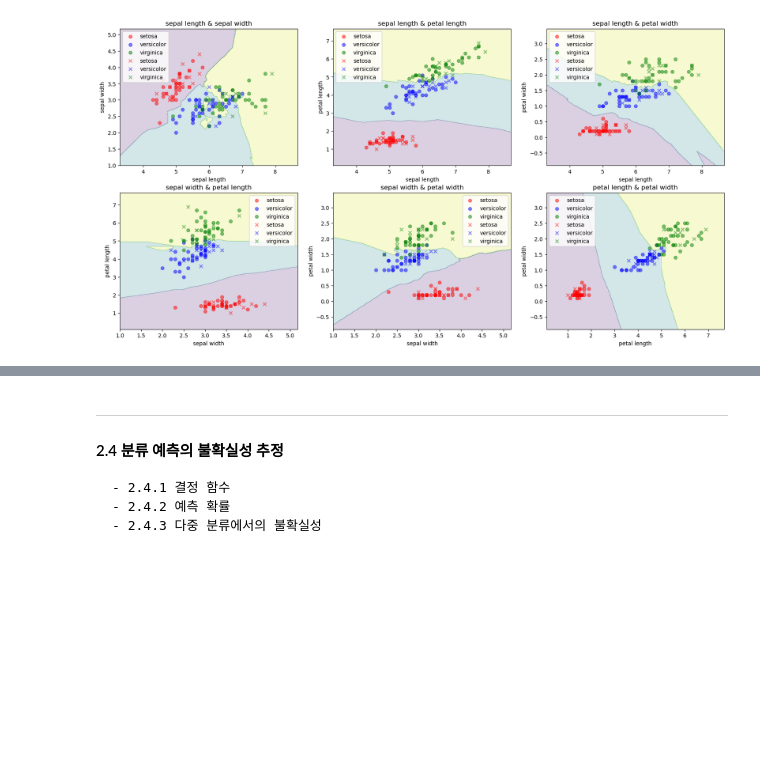
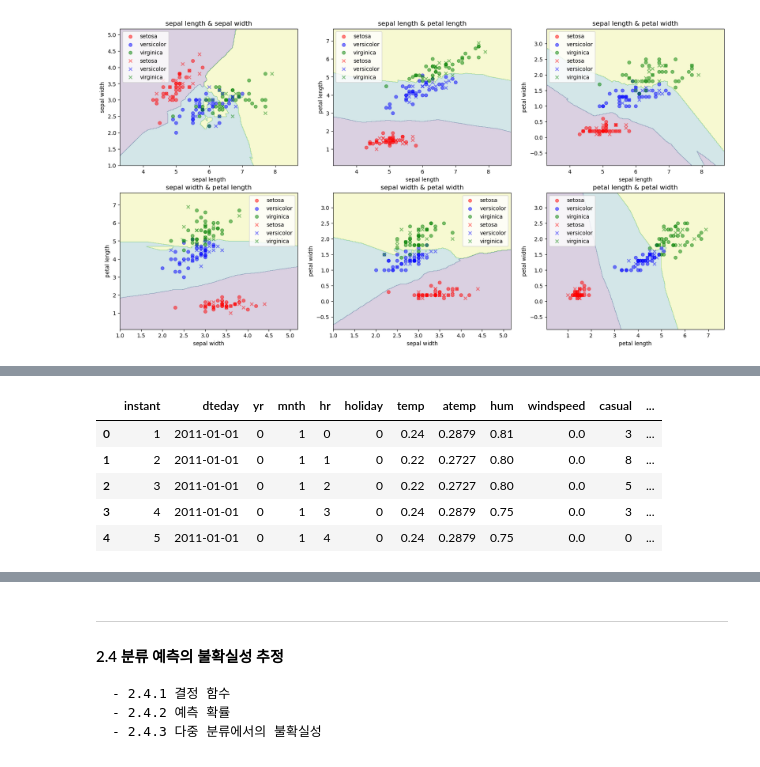
Before and after one commit to KIM-DKA/Intro_to_ML_Python, a Jupyter notebook: ch2/Supervised Learning.ipynb, the cells around one changed output, grey strips where cells are left out. Drawn from its saved outputs; the diff is of its cells as text; code cells hidden in the pictures; blank space fills up the shorter version.

```diff
--- a/ch2/Supervised Learning.ipynb
+++ b/ch2/Supervised Learning.ipynb
@@ -256,0 +351,8 @@ print(f'fscore[2(precision * recall)/(precision + recall)))]: {fscore[1]:.3f}')
+# %%
+# Read Data
+
+bike_zip = zipfile.ZipFile('./bike_data.zip')
+bike_data = pd.read_csv(bike_zip.open('hour.csv'))
+bike_zip.close()
+
+bike_data.head()
@@ -256,0 +366,28 @@ print(f'fscore[2(precision * recall)/(precision + recall)))]: {fscore[1]:.3f}')
+# %%
+# Select the categorical variables
+
+cat_dics = {
+    'season': ['spring', 'summer', 'fall', 'winter'],
+    'weekday': ['mon', 'mue', 'wed', 'thu', 'fri', 'sat', 'sun'],
+    'workingday': ['work_n', 'work_y'],
+    'weathersit': ['clear', 'mist', 'light_snow', 'heavy_rain']
+}
+
+# season 컬럼 One-hot encoding
+encoder = OneHotEncoder(sparse=False)
+enc = {}
+
+for k,val in cat_dics.items():
+    enc[k] = encoder.fit_transform(bike_data[[k]])
+    bike_data[val] = enc[k]
+    bike_data = bike_data.drop(k,axis=1)
+
+# 결과 출력
+bike_data.head()
+# %% [output]
+|  | instant | dteday | yr | mnth | hr | holiday | temp | atemp | hum | windspeed | casual | ... |
+| 0 | 1 | 2011-01-01 | 0 | 1 | 0 | 0 | 0.24 | 0.2879 | 0.81 | 0.0 | 3 | ... |
+| 1 | 2 | 2011-01-01 | 0 | 1 | 1 | 0 | 0.22 | 0.2727 | 0.80 | 0.0 | 8 | ... |
+| 2 | 3 | 2011-01-01 | 0 | 1 | 2 | 0 | 0.22 | 0.2727 | 0.80 | 0.0 | 5 | ... |
+| 3 | 4 | 2011-01-01 | 0 | 1 | 3 | 0 | 0.24 | 0.2879 | 0.75 | 0.0 | 3 | ... |
+| 4 | 5 | 2011-01-01 | 0 | 1 | 4 | 0 | 0.24 | 0.2879 | 0.75 | 0.0 | 0 | ... |
```
Also changed, not shown: parts of 22 cells of this notebook, 11 other files.
